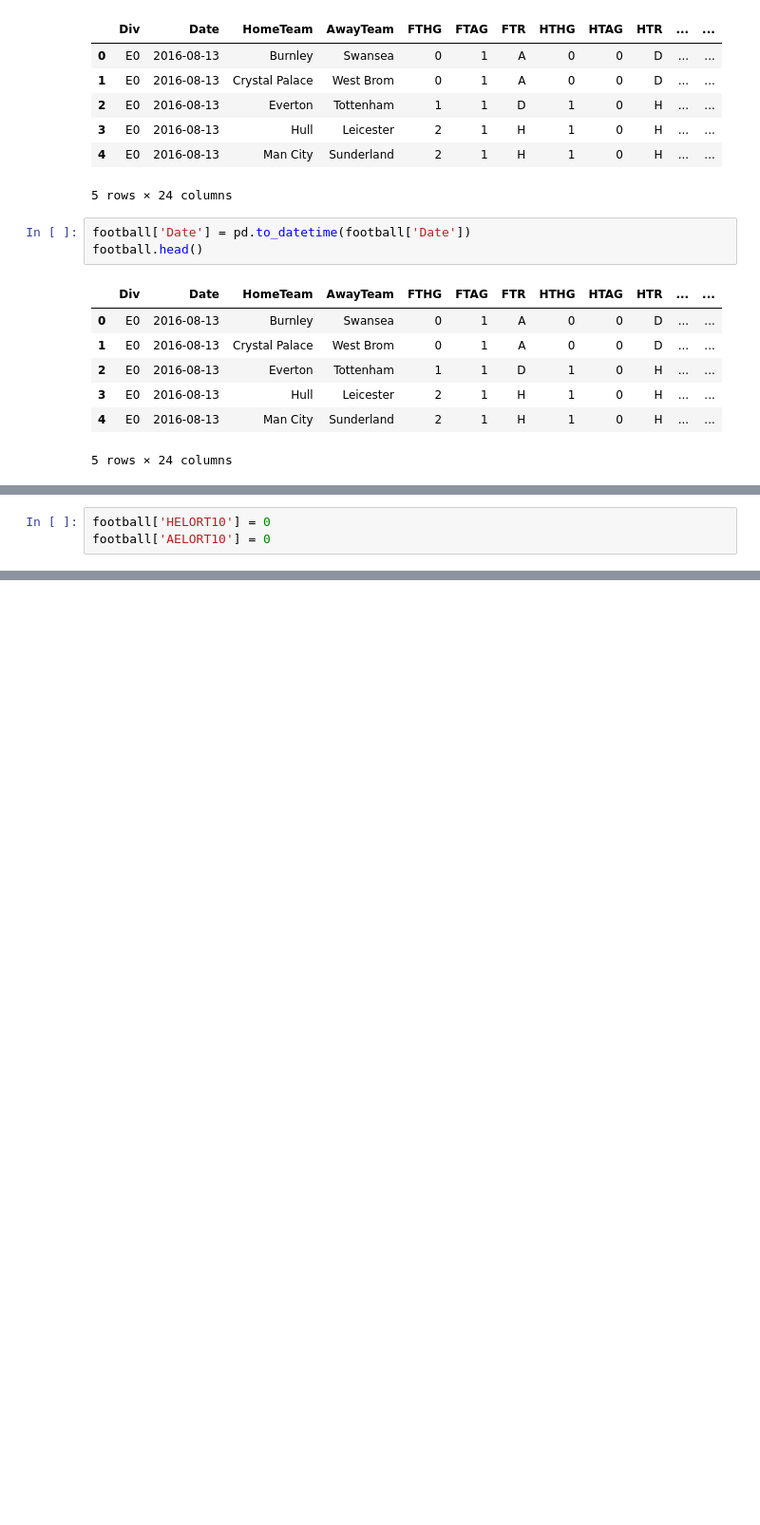
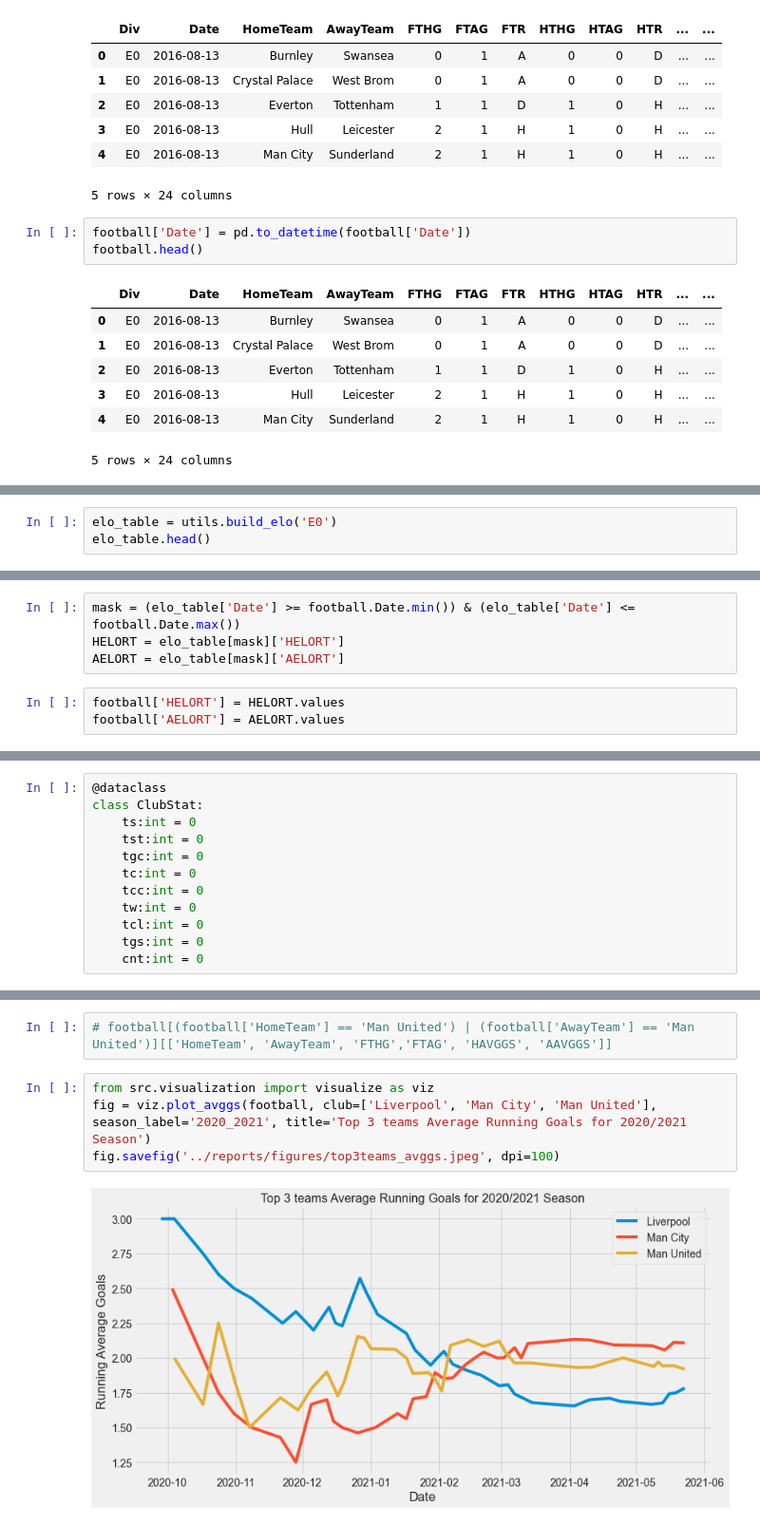
Before and after one commit to samie-hash/data-science-repo, a Jupyter notebook: football-predictions/notebooks/s.o-feature-engineering.ipynb, the cells around one changed output, grey strips where cells are left out. Shown: that part at 95% size. Drawn from its saved outputs; the diff is of its cells as text; blank space fills up the shorter version.

Commit message:
running average feature engineering
created running average features for football model. The model was also created for these features

```diff
--- a/football-predictions/notebooks/s.o-feature-engineering.ipynb
+++ b/football-predictions/notebooks/s.o-feature-engineering.ipynb
@@ -92,3 +77,3 @@ football
 # %%
-football['HELORT10'] = 0
-football['AELORT10'] = 0
+elo_table = utils.build_elo('E0')
+elo_table.head()
@@ -185,0 +87,7 @@ football[football['SeasonLabel'] == '2020_2021']
+# %%
+mask = (elo_table['Date'] >= football.Date.min()) & (elo_table['Date'] <= football.Date.max())
+HELORT = elo_table[mask]['HELORT']
+AELORT = elo_table[mask]['AELORT']
+# %%
+football['HELORT'] = HELORT.values
+football['AELORT'] = AELORT.values
@@ -185,0 +104,12 @@ football[football['SeasonLabel'] == '2020_2021']
+# %%
+@dataclass
+class ClubStat:
+    ts:int = 0
+    tst:int = 0
+    tgc:int = 0
+    tc:int = 0
+    tcc:int = 0
+    tw:int = 0
+    tcl:int = 0
+    tgs:int = 0
+    cnt:int = 0
@@ -185,0 +177,8 @@ football[football['SeasonLabel'] == '2020_2021']
+# %%
+# football[(football['HomeTeam'] == 'Man United') | (football['AwayTeam'] == 'Man United')][['HomeTeam', 'AwayTeam', 'FTHG','FTAG', 'HAVGGS', 'AAVGGS']]
+# %%
+from src.visualization import visualize as viz
+fig = viz.plot_avggs(football, club=['Liverpool', 'Man City', 'Man United'], season_label='2020_2021', title='Top 3 teams Average Running Goals for 2020/2021 Season')
+fig.savefig('../reports/figures/top3teams_avggs.jpeg', dpi=100)
+# %% [output]
+[figure, added]
```
Also changed, not shown: parts of 15 cells of this notebook, 7 other files.
